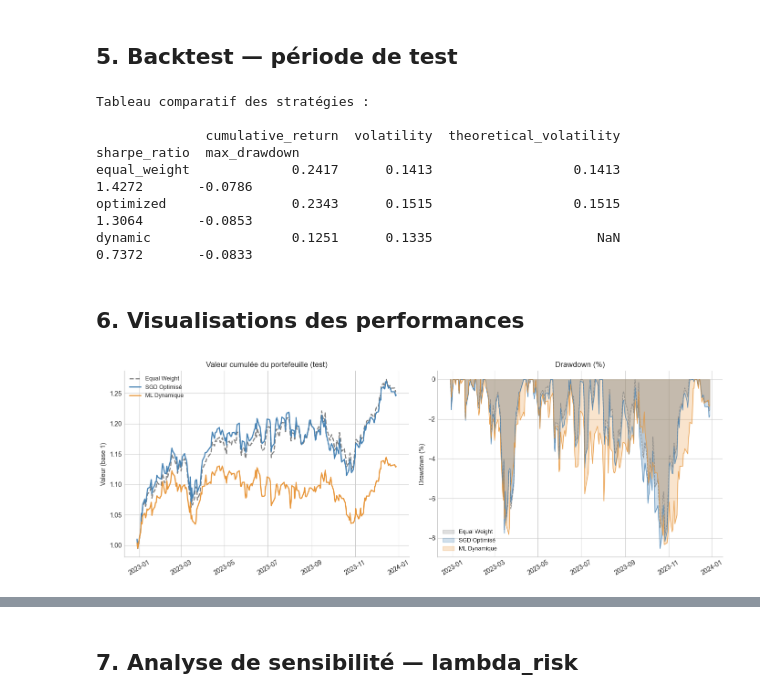
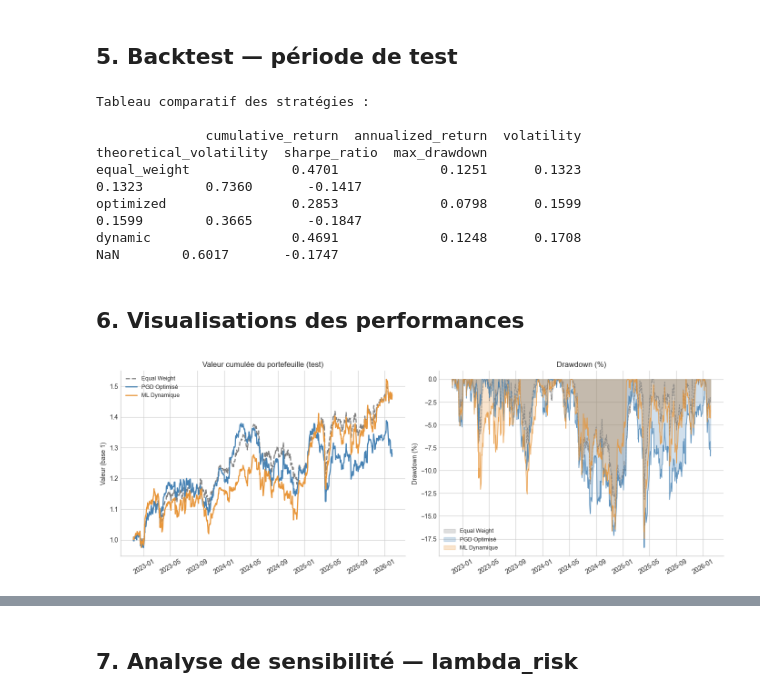
Before and after one commit to FDSena/Projet_4AMAM, a Jupyter notebook: notebooks/portfolio_cac40.ipynb, the cells around one changed output, grey strips where cells are left out. Saved outputs shown, nothing was run; the diff lists cells and outputs as text; code cells hidden in the pictures.

```diff
--- a/notebooks/portfolio_cac40.ipynb
+++ b/notebooks/portfolio_cac40.ipynb
@@ -267,0 +286,18 @@ SAN.PA   4.767307
+# %%
+w_all = results_sgd["final_weights"]
+
+returns_test_with_rf = returns_test[TICKERS].copy()
+returns_test_with_rf["RF"] = RISK_FREE_RATE / ANNUALIZATION
+
+train_results = run_portfolio_backtest(
+    returns_train_with_rf,
+    optimized_weights=w_all
+)
+
+test_results = run_portfolio_backtest(
+    returns_test_with_rf,
+    optimized_weights=w_all
+)
+
+print(train_results["comparison"])
+print(test_results["comparison"])
@@ -345,27 +422,32 @@ Poids dynamiques : 257 dates × 12 actifs
 # %% [markdown]
 ## 5. Backtest — période de test
 # %%
-# Backtest des trois stratégies sur la période de TEST
+dynamic_weights_test_with_rf = dynamic_weights_test.copy()
+
+# Ajouter colonne RF = ce qui reste pour faire somme = 1
+dynamic_weights_test_with_rf["RF"] = 1 - dynamic_weights_test_with_rf.sum(axis=1)
+
+w_all = results_sgd["final_weights"]
+
 backtest_results = run_portfolio_backtest(
-    returns_matrix      = returns_test,
-    optimized_weights   = w_risques,
-    w_rf                = w_rf,
-    dynamic_weights     = dynamic_weights_test,
-    initial_value       = 1.0,
-    risk_free_rate      = RISK_FREE_RATE,
-    annualization_factor= ANNUALIZATION,
+    returns_matrix=returns_test_with_rf,
+    optimized_weights=w_all,
+    dynamic_weights=dynamic_weights_test_with_rf,
+    initial_value=1.0,
+    risk_free_rate=RISK_FREE_RATE,
+    annualization_factor=ANNUALIZATION,
 )
 
-print('Tableau comparatif des stratégies :')
+print("Tableau comparatif des stratégies :")
 print()
-print(backtest_results['comparison'].round(4).to_string())
+print(backtest_results["comparison"].round(4).to_string())
 # %% [output]
 Tableau comparatif des stratégies :
 
-              cumulative_return  volatility  theoretical_volatility  sharpe_ratio  max_drawdown
-equal_weight             0.2417      0.1413                  0.1413        1.4272       -0.0786
-optimized                0.2343      0.1515                  0.1515        1.3064       -0.0853
-dynamic                  0.1251      0.1335                     NaN        0.7372       -0.0833
+              cumulative_return  annualized_return  volatility  theoretical_volatility  sharpe_ratio  max_drawdown
+equal_weight             0.4701             0.1251      0.1323                  0.1323        0.7360       -0.1417
+optimized                0.2853             0.0798      0.1599                  0.1599        0.3665       -0.1847
+dynamic                  0.4691             0.1248      0.1708                     NaN        0.6017       -0.1747
 # %% [markdown]
 ## 6. Visualisations des performances
 # %%
@@ -374,7 +456,7 @@ strategy_results = backtest_results['strategy_results']
 
 LABELS = {
     'equal_weight': ('Equal Weight',  'gray',      '--'),
-    'optimized'   : ('SGD Optimisé',  'steelblue', '-'),
+    'optimized'   : ('PGD Optimisé',  'steelblue', '-'),
     'dynamic'     : ('ML Dynamique',  '#E8963A',   '-'),
 }
 
@@ -384,34 +466,34 @@ fig, axes = plt.subplots(1, 2, figsize=(14, 5))
 for key, (label, color, ls) in LABELS.items():
     if key in strategy_results:
         pv = strategy_results[key]['portfolio_value']
         axes[0].plot(pv.index, pv.values, label=label,
                      color=color, linestyle=ls, linewidth=1.8)
 axes[0].set_title('Valeur cumulée du portefeuille (test)')
 axes[0].set_ylabel('Valeur (base 1)')
 axes[0].legend(fontsize=9)
 axes[0].xaxis.set_major_formatter(mdates.DateFormatter('%Y-%m'))
 plt.setp(axes[0].xaxis.get_majorticklabels(), rotation=30)
 
 # Drawdown
 for key, (label, color, ls) in LABELS.items():
     if key in strategy_results:
         pv    = strategy_results[key]['portfolio_value']
         roll_max = pv.cummax()
         dd    = (pv - roll_max) / roll_max * 100
         axes[1].fill_between(dd.index, dd.values, 0,
                               alpha=0.25, color=color, label=label)
         axes[1].plot(dd.index, dd.values, color=color, linestyle=ls,
                      linewidth=1, alpha=0.8)
 axes[1].set_title('Drawdown (%)')
 axes[1].set_ylabel('Drawdown (%)')
 axes[1].legend(fontsize=9)
 axes[1].xaxis.set_major_formatter(mdates.DateFormatter('%Y-%m'))
 plt.setp(axes[1].xaxis.get_majorticklabels(), rotation=30)
 
 plt.tight_layout()
 plt.show()
 # %% [output]
-[figure, old version]
+[figure, new version]
 # %%
 fig, axes = plt.subplots(1, 2, figsize=(14, 5))
 
```
Also changed, not shown: parts of 21 cells of this notebook, 13 other files.
